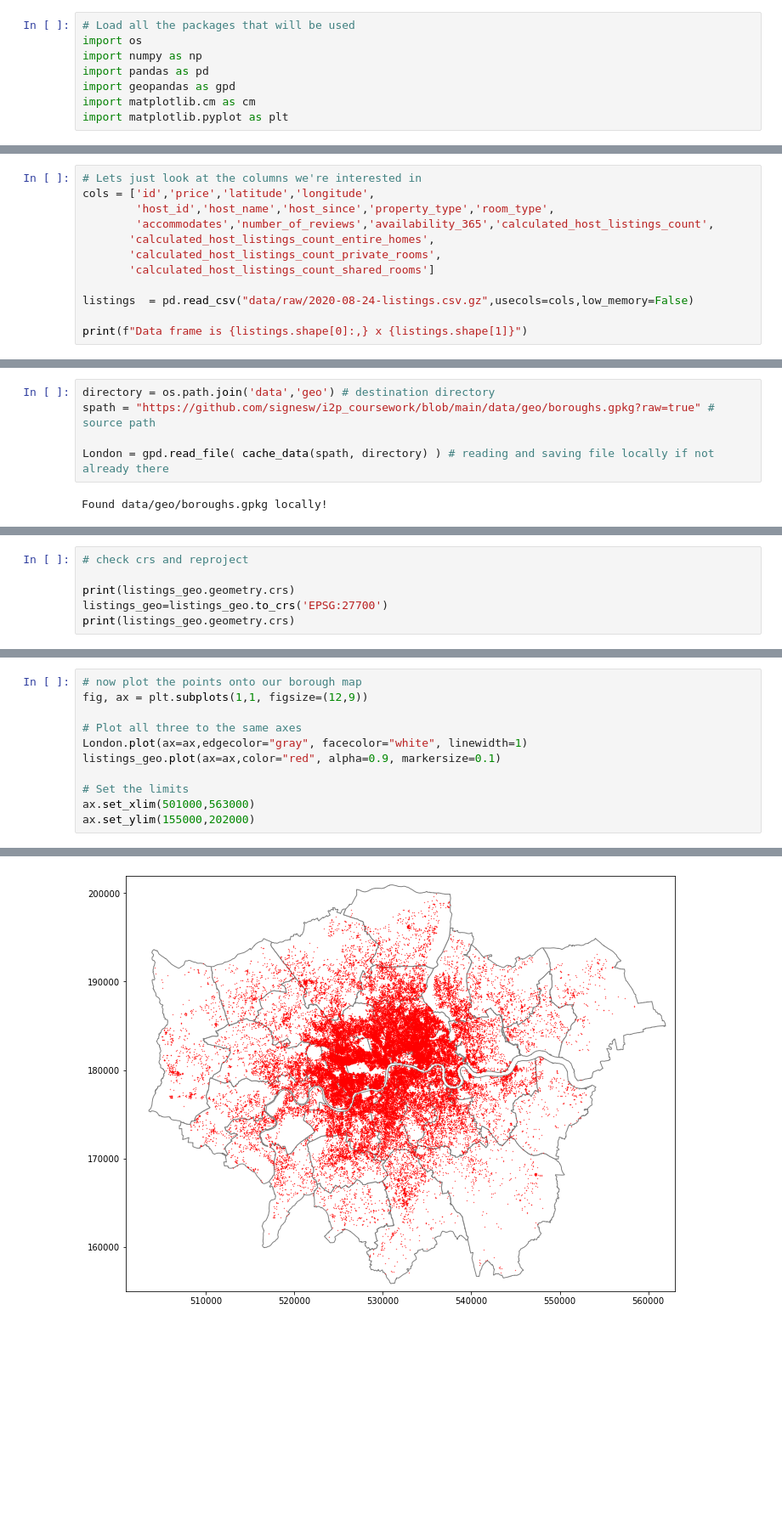
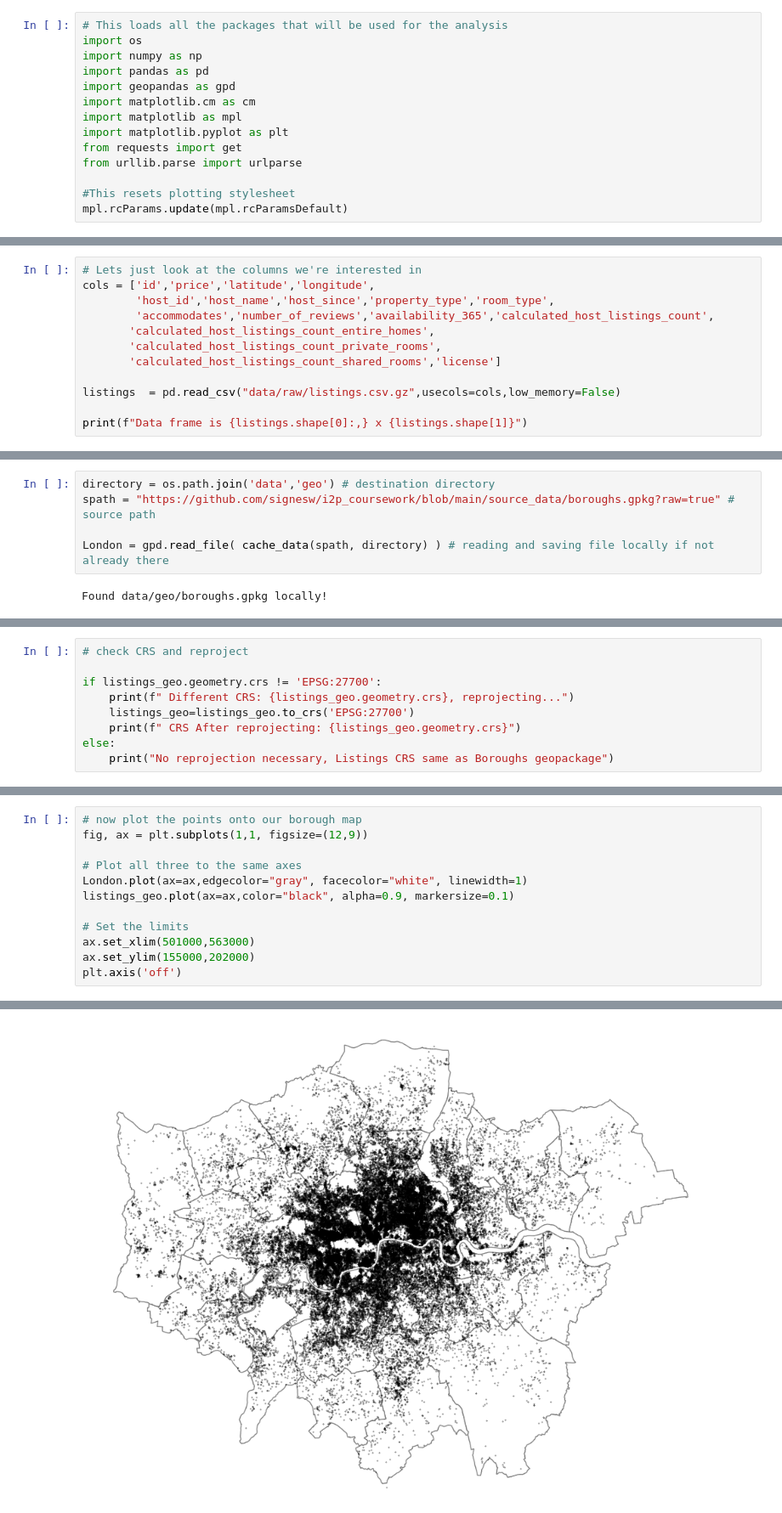
Before and after one commit to signesw/i2p_coursework, a Jupyter notebook: Data_Led_Policy_or_Marketing_Brief.ipynb, the cells around one changed output, grey strips where cells are left out. Shown at 85% size. Saved outputs shown, nothing was run; the diff lists cells and outputs as text; blank space fills up the shorter version.

```diff
--- a/Data_Led_Policy_or_Marketing_Brief.ipynb
+++ b/Data_Led_Policy_or_Marketing_Brief.ipynb
@@ -12,11 +12,17 @@ With the government’s crackdown on the private rented sector putting some land
 # %% [markdown]
 ## Reproducible Analysis
 # %%
-# Load all the packages that will be used
+# This loads all the packages that will be used for the analysis
 import os
 import numpy as np
 import pandas as pd
 import geopandas as gpd
 import matplotlib.cm as cm
+import matplotlib as mpl
 import matplotlib.pyplot as plt
+from requests import get
+from urllib.parse import urlparse
+
+#This resets plotting stylesheet
+mpl.rcParams.update(mpl.rcParamsDefault)
 # %%
@@ -71,9 +101,9 @@ cols = ['id','price','latitude','longitude',
         'accommodates','number_of_reviews','availability_365','calculated_host_listings_count',
        'calculated_host_listings_count_entire_homes',
        'calculated_host_listings_count_private_rooms',
-       'calculated_host_listings_count_shared_rooms']
+       'calculated_host_listings_count_shared_rooms','license']
 
-listings  = pd.read_csv("data/raw/2020-08-24-listings.csv.gz",usecols=cols,low_memory=False)
+listings  = pd.read_csv("data/raw/listings.csv.gz",usecols=cols,low_memory=False)
 
 print(f"Data frame is {listings.shape[0]:,} x {listings.shape[1]}")
 # %% [output]
@@ -96,6 +124,6 @@ data.to_file("data/geo/boroughs.gpkg", driver="GPKG")
 # %%
 directory = os.path.join('data','geo') # destination directory
-spath = "https://github.com/signesw/i2p_coursework/blob/main/data/geo/boroughs.gpkg?raw=true" # source path
+spath = "https://github.com/signesw/i2p_coursework/blob/main/source_data/boroughs.gpkg?raw=true" # source path
 
 London = gpd.read_file( cache_data(spath, directory) ) # reading and saving file locally if not already there
 # %% [output]
@@ -139,7 +163,10 @@ listings_geo.to_file('data/geo/listings.gpkg', driver="GPKG")
 # %%
-# check crs and reproject
+# check CRS and reproject
 
-print(listings_geo.geometry.crs)
-listings_geo=listings_geo.to_crs('EPSG:27700')
-print(listings_geo.geometry.crs)
+if listings_geo.geometry.crs != 'EPSG:27700':
+    print(f" Different CRS: {listings_geo.geometry.crs}, reprojecting...")
+    listings_geo=listings_geo.to_crs('EPSG:27700')
+    print(f" CRS After reprojecting: {listings_geo.geometry.crs}")
+else:
+    print("No reprojection necessary, Listings CRS same as Boroughs geopackage")
 # %% [output]
@@ -151,9 +180,10 @@ fig, ax = plt.subplots(1,1, figsize=(12,9))
 
 # Plot all three to the same axes
 London.plot(ax=ax,edgecolor="gray", facecolor="white", linewidth=1)
-listings_geo.plot(ax=ax,color="red", alpha=0.9, markersize=0.1)
+listings_geo.plot(ax=ax,color="black", alpha=0.9, markersize=0.1)
 
 # Set the limits
 ax.set_xlim(501000,563000)
 ax.set_ylim(155000,202000)
+plt.axis('off')
 # %% [output]
@@ -161 +191 @@ ax.set_ylim(155000,202000)
-[figure, old version]
+[figure, new version]
```
Also changed, not shown: parts of 34 cells of this notebook.
